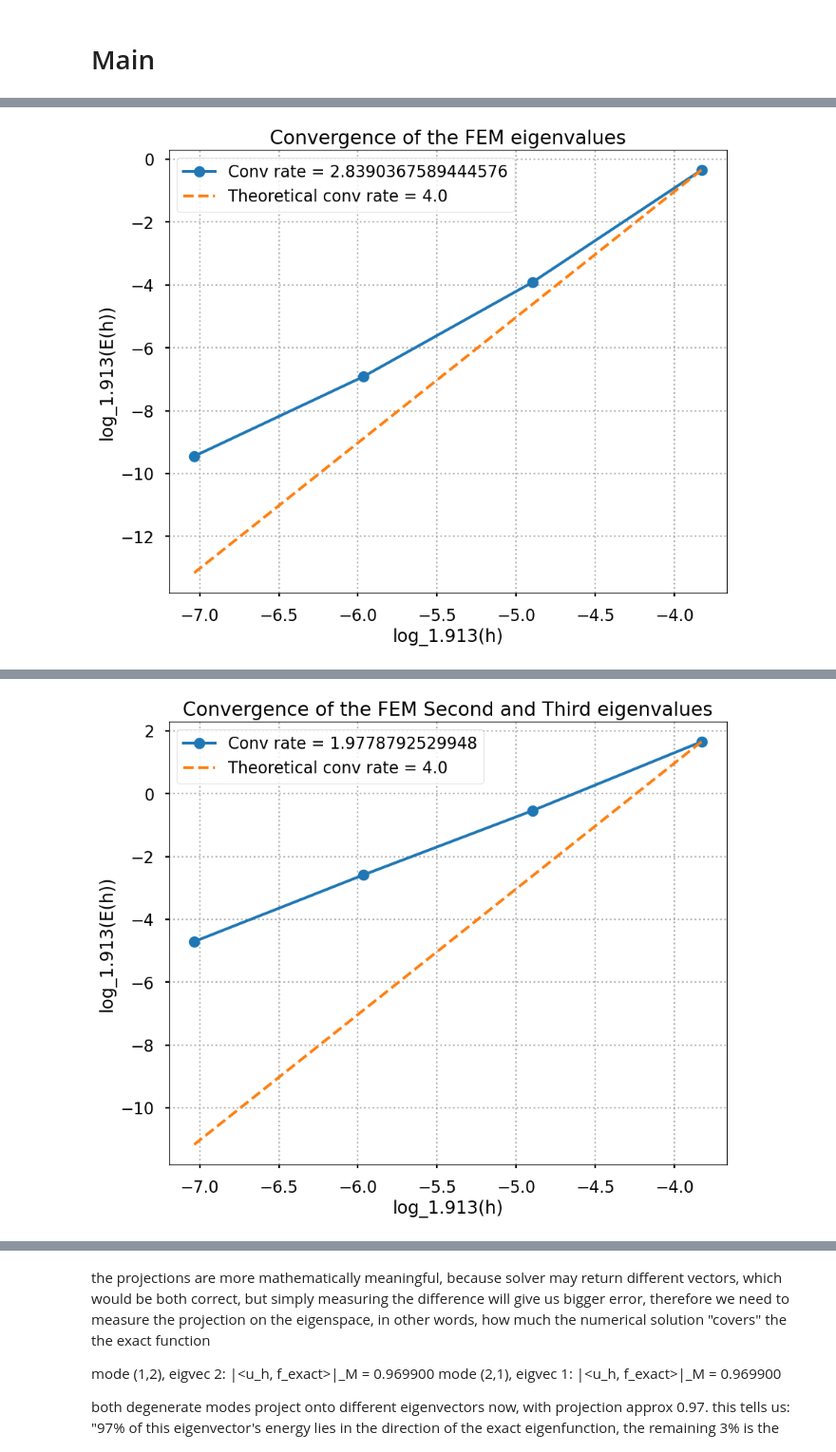
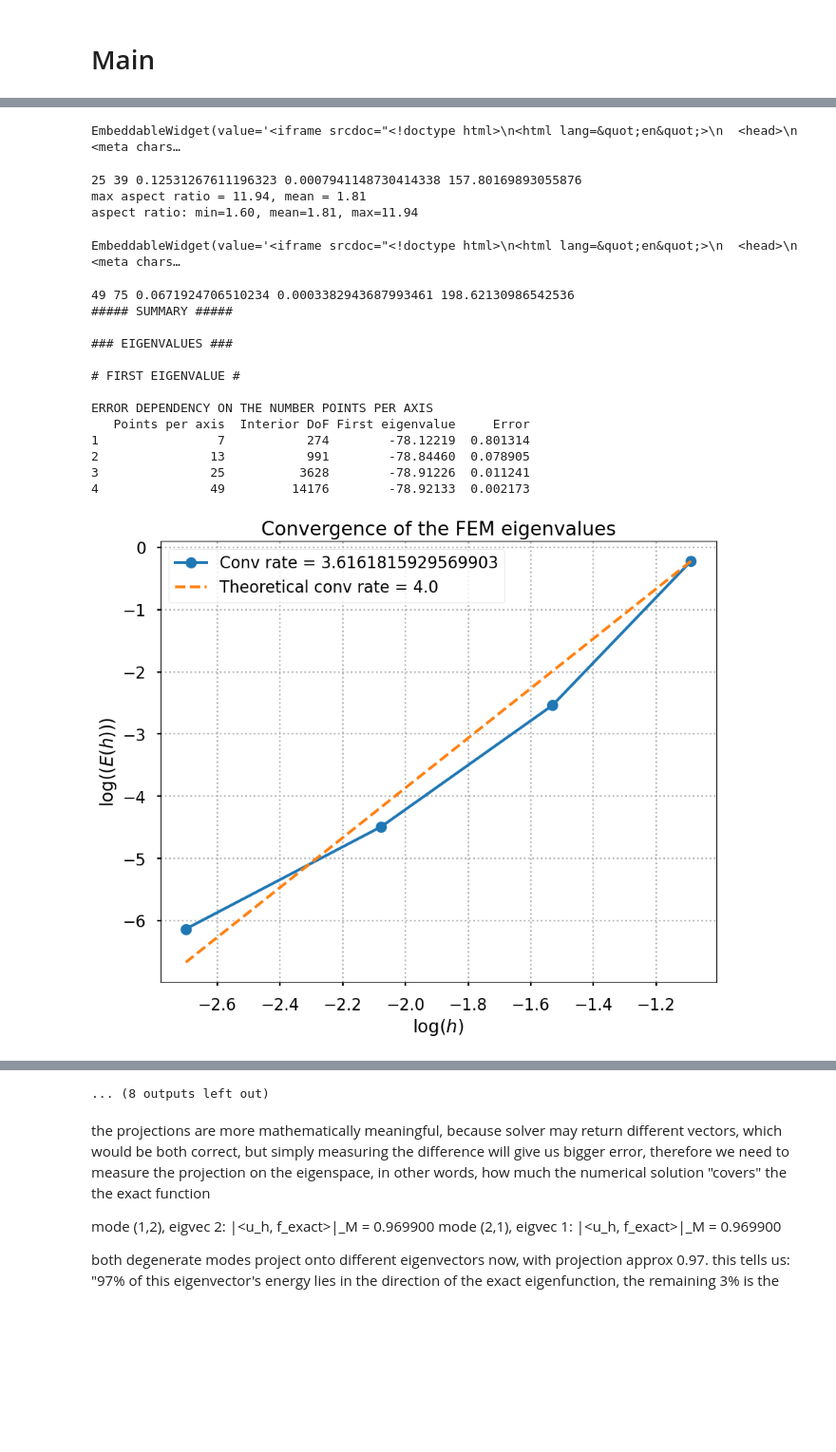
Before and after one commit to Lio0King/Finite-Element-approximation-of-the-elliptic-eigenvalue-problems, a Jupyter notebook: 2D FEM_P2_elem.ipynb, the cells around one changed output, grey strips where cells are left out. Shown at 95% size. Drawn from its saved outputs; the diff is of its cells as text; code cells hidden in the pictures; blank space fills up the shorter version.

```diff
--- a/2D FEM_P2_elem.ipynb
+++ b/2D FEM_P2_elem.ipynb
@@ -2024,7 +2024,7 @@ def L2_H1_ref_eigvecs_errors(interior_nodes, eigvals_ref, labels, eigvecs, A, M,
 
        return eigf_L2_errors, eigf_H1_errors
 # %%
-def coulomb_potential_Schrod(h, n_points, interior_nodes_coords, A, M, eigvals, eigvecs, p2_triangles_nodes, all_nodes_coords, total_nodes, interior_nodes, Z=10, R=0.5, epsilon=1e-2, n_compare=8):
+def coulomb_potential_Schrod(h, h_min, n_points, interior_nodes_coords, A, M, eigvals, eigvecs, p2_triangles_nodes, all_nodes_coords, total_nodes, interior_nodes, Z=10, R=0.5, epsilon=1e-2, n_compare=8):
 
        labeled, splines = build_all_references(Z=Z, epsilon=epsilon, R=R, max_m=3, n_elem=5000)
 
@@ -2042,6 +2042,7 @@ def coulomb_potential_Schrod(h, n_points, interior_nodes_coords, A, M, eigvals,
 
        return {
               "h": h,
+              "h_min": h_min,
               "n_points": n_points,
               "dofs": len(interior_nodes_coords),
               "eigval": f"{eigvals_fem[0]:.5f}",
@@ -2070,10 +2096,19 @@ grad_phi_func, phi_func, potential=None, omega=None, coulomb=False, n_angular=No
 
        # generate mesh and split it into triangles
        if coulomb: # because we are creating mesh on the disk
-              h = R / (n_points - 1)
               epsilon = 1e-2
               domain, triangles = generate_disk_mesh(n_radial=n_points, n_angular=n_angular, R=R, r_min=epsilon/5) # the r_min will remove the near-centre lag as variable, which the fixed ratio=1.3 has
-
+              # because mesh is not uniform anymore we need to compute different hs
+              h_max, h_min, aspect_ratios = compute_mesh_sizes(domain, triangles.simplices)
+              print(f"max aspect ratio = {aspect_ratios.max():.2f}, "
+                     f"mean = {aspect_ratios.mean():.2f}")
+              print(
+                     f"aspect ratio: "
+                     f"min={aspect_ratios.min():.2f}, "
+                     f"mean={aspect_ratios.mean():.2f}, "
+                     f"max={aspect_ratios.max():.2f}"
+              )
+              # for p2 triangular fem actual h of ecah mesh is the max of diam(K)
        else:
               h = 1 / (n_points - 1)
               domain, triangles = generate_mesh(n_points)
@@ -2159,7 +2194,7 @@ grad_phi_func, phi_func, potential=None, omega=None, coulomb=False, n_angular=No
                      total_nodes, interior_nodes)
 
               else:
-                     return coulomb_potential_Schrod(h, n_points, interior_nodes_coords,
+                     return coulomb_potential_Schrod(h_max, h_min, n_points, interior_nodes_coords,
                      A_reduced, M_reduced, eigvals, eigvecs, p2_triangles_nodes, all_nodes_coords,
                      total_nodes, interior_nodes)
 
@@ -2196,7 +2231,7 @@ for n_points in n_points_list:
        n_angular_needed = int(2*np.pi*R / (outer_radial_width / target_aspect))
        n_angular.append(n_angular_needed)
 
-
+hs = []
 eigval_errors = []
 eigval_23_errors = []
 eigf_L2_errors = []
@@ -2252,11 +2287,17 @@ eigf_23_H1_conv_table = pd.DataFrame(columns=["h", "Error", "Rate of convergence
 for index, n_points in enumerate(n_points_list):
        n_ang = n_angular[index]
 
+
+
        result = run_FEM_P2_analysis(n_points, quadrature_coords, weights, quadrature_coords_deg6, weights_deg6,
        grad_phi_func, phi_func, potential=potential_coulomb, coulomb=True, n_angular=n_ang, R=R)
+
+
        # eigvals
        eigval_errors.append(result["1_eigval_error"])
        eigval_23_errors.append(np.max(result["2,3_eigval_errors"]))
+
+
        # eigfunctions
        eigf_L2_errors.append(result["1_eigf_L2_error"])
        eigf_23_proj_errors.append(np.max(result["2,3_eigf_proj_error"]))
@@ -2276,16 +2317,18 @@ for index, n_points in enumerate(n_points_list):
        eigf_23_proj_error_table.loc[index + 1] = [result["n_points"], np.max(result["2,3_eigf_proj_error"])]
        eigf_23_H1_error_table.loc[index + 1] = [result["n_points"], np.max(result["2,3_eigf_H1_error"])]
 
+       hs.append(result["h"])
+       print(n_points, n_ang, hs[index], result["h_min"], result["h"]/result["h_min"])
 
        ### Convergence
-       p_eigval = local_convergence_rate(index, n_points_list, eigval_errors)
-       p_23_eigval = local_convergence_rate(index, n_points_list, eigval_23_errors)
+       p_eigval = local_convergence_rate(index, hs, eigval_errors)
+       p_23_eigval = local_convergence_rate(index, hs, eigval_23_errors)
 
-       p_L2_eigf = local_convergence_rate(index, n_points_list, eigf_L2_errors)
-       p_23_proj_eigf = local_convergence_rate(index, n_points_list, eigf_23_proj_errors)
+       p_L2_eigf = local_convergence_rate(index, hs, eigf_L2_errors)
+       p_23_proj_eigf = local_convergence_rate(index, hs, eigf_23_proj_errors)
 
-       p_1_H1 = local_convergence_rate(index, n_points_list, eigf_1_H1_errors)
-       p_23_H1 = local_convergence_rate(index, n_points_list, eigf_23_H1_errors)
+       p_1_H1 = local_convergence_rate(index, hs, eigf_1_H1_errors)
+       p_23_H1 = local_convergence_rate(index, hs, eigf_23_H1_errors)
 
        # eigvals
        conv_table.loc[index + 1] = [result["h"], result["eigval"], result["1_eigval_error"], p_eigval]
@@ -2298,10 +2341,7 @@ for index, n_points in enumerate(n_points_list):
        eigf_1_H1_conv_table.loc[index + 1] = [result["h"], result["1_eigf_H1_error"], p_1_H1]
        eigf_23_H1_conv_table.loc[index + 1] = [result["h"], np.max(result["2,3_eigf_H1_error"]), p_23_H1]
 
-
-ratio_between_num_points = [n_points_list[i] / n_points_list[i-1] for i in range(1, len(n_points_list))]
-base = np.mean(ratio_between_num_points)
-hs = np.array(conv_table["h"].tolist())
+hs = np.array(hs)
 
 eigval_errors = np.array(eigval_errors)
 eigval_23_errors = np.array(eigval_23_errors)
@@ -2342,7 +2382,7 @@ print("# FIRST EIGENVALUE #")
 print(f"\nERROR DEPENDENCY ON THE NUMBER POINTS PER AXIS\n{error_table}")
 
 # log-log plot
-plot_convergence(hs, eigval_errors, base, 4.0, "Convergence of the FEM eigenvalues", "(E(h))", p_global_eigval)
+plot_convergence(hs, eigval_errors, 4.0, "Convergence of the FEM eigenvalues", "(E(h))", p_global_eigval)
 
 # Convergence rate
 print(f"\nCONVERGENCE RATE TABLE\n {conv_table}")
@@ -2354,7 +2394,7 @@ print("# DEGENERATE (REPEATED) EIGENVALUES #")
 # Error table
 print(f"\nERROR DEPENDENCY ON THE NUMBER POINTS PER AXIS\n{error_23_table}")
 # log-log plot
-plot_convergence(hs, eigval_23_errors, base, 4.0, "Convergence of the FEM Second and Third eigenvalues", "(E(h))", p_global_23_eigval)
+plot_convergence(hs, eigval_23_errors, 4.0, "Convergence of the FEM Second and Third eigenvalues", "(E(h))", p_global_23_eigval)
 
 # Convergence rate
 print(f"\nCONVERGENCE RATE TABLE\n {conv_23_table}")
@@ -2371,8 +2411,8 @@ print("# NON-DEGENERATE (NON-REPEATED) EIGENFUCNTIONS #")
 print(f"\nL2 ERROR BETWEEN EXACT AND NUMERICAL EIGENFUNCTIONS\n{first_eigf_L2_error_table}")
 print(f"\nH1 ERROR BETWEEN EXACT AND NUMERICAL EIGENFUNCTIONS\n{first_eigf_H1_error_table}")
 
-plot_convergence(hs, eigf_L2_errors, base, 3.0, "Convergence of the FEM L2 Eigenfunction", "(E(L2))", p_global_L2_eigf)
-plot_convergence(hs, eigf_1_H1_errors, base, 2.0, "Convergence of the FEM H1 Eigenfunction", "(E(H1))", p_global_H1_1_eigf)
+plot_convergence(hs, eigf_L2_errors, 3.0, "Convergence of the FEM L2 Eigenfunction", "(E(L2))", p_global_L2_eigf)
+plot_convergence(hs, eigf_1_H1_errors, 2.0, "Convergence of the FEM H1 Eigenfunction", "(E(H1))", p_global_H1_1_eigf)
 
 # convergence rate of the eigenfucntions
 print(f"\nEIGENFUNCTION CONVERGENCE RATE TABLE (L2)\n{eigf_L2_conv_table}\n")
@@ -2388,8 +2428,8 @@ print(f"\nPROJECTION ERROR BETWEEN EXACT AND SECOND/THIRD NUMERICAL EIGENFUNCTIO
 print(f"\nH1 ERROR BETWEEN EXACT AND SECOND/THIRD NUMERICAL EIGENFUNCTIONS\n{eigf_23_H1_error_table}")
 
 # have to use hs[1:] and errors[1:] since the coarse mesh porduces nan in the error, because it doesnt have the degenerate eigenfunctions, therefore needs to be skipped
-plot_convergence(hs[1:], eigf_23_proj_errors[1:], base, 3.0, "Convergence of the degenerate FEM Projected Eigenfunction", "(E(proj))", p_global_proj_23_eigf)
-plot_convergence(hs[1:], eigf_23_H1_errors[1:], base, 2.0, "Convergence of the degenerate FEM H1 Eigenfunction", "(E(H1))", p_global_H1_23_eigf)
+plot_convergence(hs[1:], eigf_23_proj_errors[1:], 3.0, "Convergence of the degenerate FEM Projected Eigenfunction", "(E(proj))", p_global_proj_23_eigf)
+plot_convergence(hs[1:], eigf_23_H1_errors[1:], 2.0, "Convergence of the degenerate FEM H1 Eigenfunction", "(E(H1))", p_global_H1_23_eigf)
 
 
 # convergence rate of the eigenfucntions
@@ -2419 +2453,19 @@ ERROR DEPENDENCY ON THE NUMBER POINTS PER AXIS
+EmbeddableWidget(value='<iframe srcdoc="<!doctype html>\n<html lang=&quot;en&quot;>\n  <head>\n    <meta chars…
+25 39 0.12531267611196323 0.0007941148730414338 157.80169893055876
+max aspect ratio = 11.94, mean = 1.81
+aspect ratio: min=1.60, mean=1.81, max=11.94
+EmbeddableWidget(value='<iframe srcdoc="<!doctype html>\n<html lang=&quot;en&quot;>\n  <head>\n    <meta chars…
+49 75 0.0671924706510234 0.0003382943687993461 198.62130986542536
+##### SUMMARY #####
+
+### EIGENVALUES ###
+
+# FIRST EIGENVALUE #
+
+ERROR DEPENDENCY ON THE NUMBER POINTS PER AXIS
+   Points per axis  Interior DoF First eigenvalue     Error
+1                7           274        -78.12219  0.801314
+2               13           991        -78.84460  0.078905
+3               25          3628        -78.91226  0.011241
+4               49         14176        -78.92133  0.002173
-[figure, old version]
+[figure, new version]
@@ -2437 +2471,0 @@ ERROR DEPENDENCY ON THE NUMBER POINTS PER AXIS
-[figure, removed]
@@ -2458,3 +2489,4 @@ CONVERGENCE RATE TABLE
+... (8 outputs left out)
 # %% [markdown]
 the projections are more mathematically meaningful, because solver may return different vectors, which would be both correct, but simply measuring the difference will give us bigger error, therefore we need to measure the projection on the eigenspace, in other words, how much the numerical solution "covers" the the exact function
 
```
Also changed, not shown: parts of 4 cells of this notebook.
